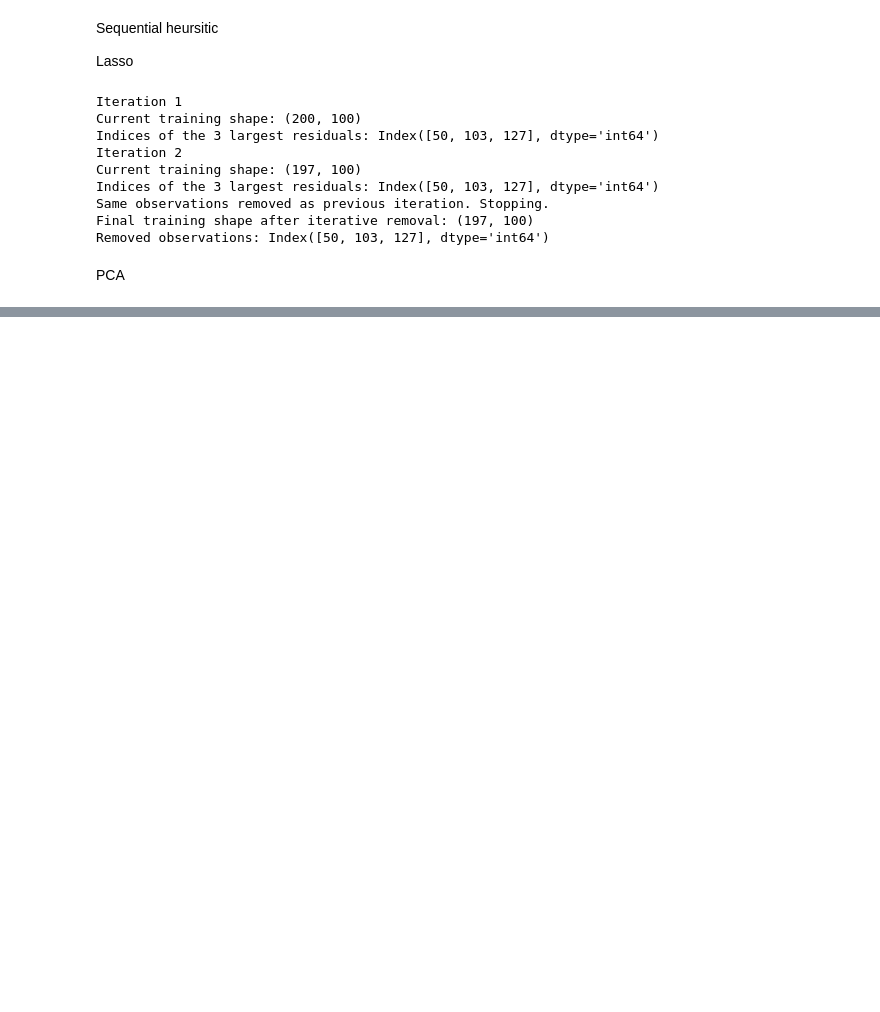
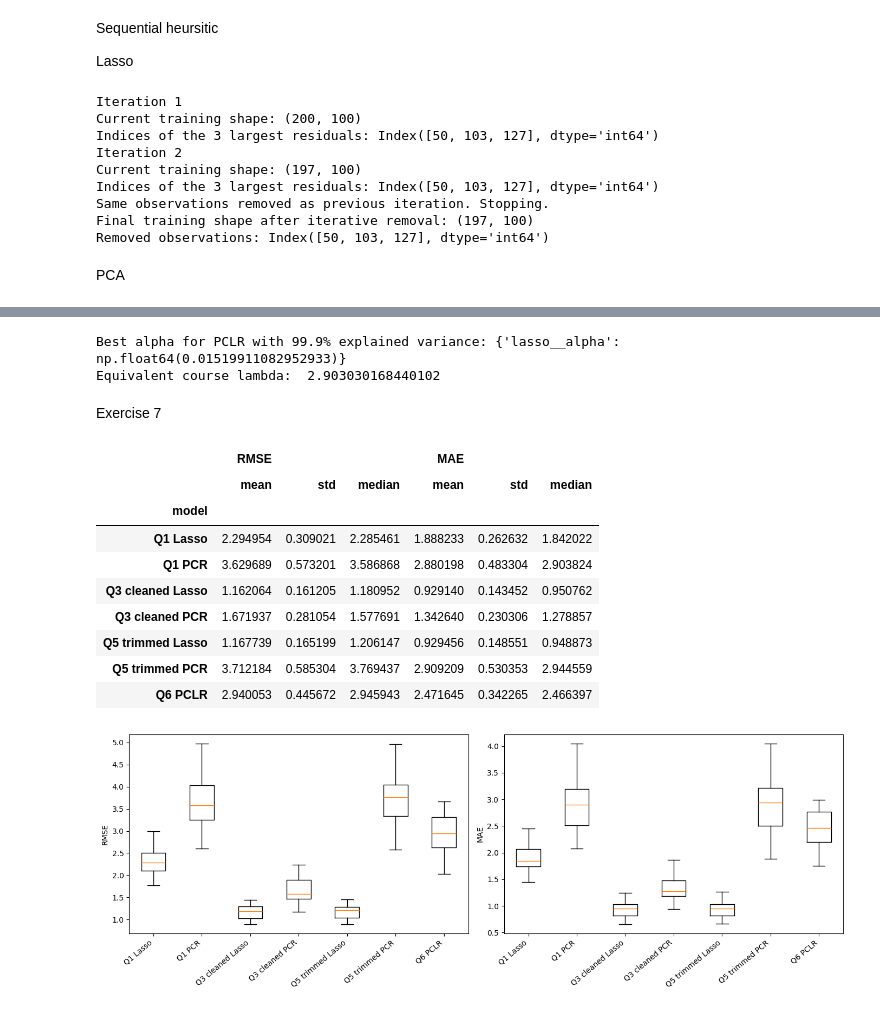
Before and after one commit to romaobraz04/ml-or-assignment-code, a Jupyter notebook: src/regression_outliers.ipynb, the cells around one changed output, grey strips where cells are left out. Saved outputs shown, nothing was run; the diff lists cells and outputs as text; code cells hidden in the pictures; blank space fills up the shorter version.

```diff
--- a/src/regression_outliers.ipynb
+++ b/src/regression_outliers.ipynb
@@ -319,0 +356,79 @@ Removed observations: Index([107, 113, 191], dtype='int64')
+# %%
+pclr = make_pipeline(
+    PCA(n_components=0.999),
+    Lasso(max_iter=100_000)
+)
+
+pclr_search = GridSearchCV(
+    pclr,
+    {"lasso__alpha": alphas,},
+    scoring="neg_mean_squared_error",
+    cv=5
+)
+
+pclr_search.fit(X_train_cleaned, y_train_cleaned)
+pclr_best = pclr_search.best_estimator_
+print("Best alpha for PCLR with 99.9% explained variance:", pclr_search.best_params_)
+print("Equivalent course lambda: ", X_train_cleaned.shape[0] * pclr_search.best_params_["lasso__alpha"])
+# %% [output]
+Best alpha for PCLR with 99.9% explained variance: {'lasso__alpha': np.float64(0.01519911082952933)}
+Equivalent course lambda:  2.903030168440102
+# %% [markdown]
+Exercise 7
+# %%
+models = {
+    "Q1 Lasso": (lasso, X_test),
+    "Q1 PCR": (pcr, X_test),
+    "Q3 cleaned Lasso": (lasso_cleaned, X_test_cleaned),
+    "Q3 cleaned PCR": (pcr_cleaned, X_test_cleaned),
+    "Q5 trimmed Lasso": (trimmed_lasso, X_test),
+    "Q5 trimmed PCR": (trimmed_pcr, X_test),
+    "Q6 PCLR": (pclr_best, X_test_cleaned),
+}
+# %%
+rng = np.random.default_rng(2026)
+results = []
+
+for b in range(1, 31):
+    idx = rng.choice(len(y_test), size=30, replace=True)
+    y_b = y_test.iloc[idx].to_numpy()
+
+    for name, (model, X_eval) in models.items():
+        pred = model.predict(X_eval.iloc[idx])
+        results.append({
+            "bootstrap": b,
+            "model": name,
+            "RMSE": np.sqrt(np.mean((y_b - pred) ** 2)),
+            "MAE": np.mean(np.abs(y_b - pred)),
+        })
+
+results = pd.DataFrame(results)
+# %%
+display(results.groupby("model")[["RMSE", "MAE"]].agg(["mean", "std", "median"]))
+
+fig, axes = plt.subplots(1, 2, figsize=(14, 5))
+names = list(models)
+
+for ax, metric in zip(axes, ["RMSE", "MAE"]):
+    vals = [
+        results.loc[results["model"] == name, metric].to_numpy()
+        for name in names
+    ]
+    ax.boxplot(vals)
+    ax.set_xticks(range(1, len(names) + 1))
+    ax.set_xticklabels(names, rotation=40, ha="right")
+    ax.set_ylabel(metric)
+
+plt.tight_layout()
+# %% [output]
+|  | RMSE |  |  | MAE |  |  |
+|  | mean | std | median | mean | std | median |
+| model |  |  |  |  |  |  |
+| Q1 Lasso | 2.294954 | 0.309021 | 2.285461 | 1.888233 | 0.262632 | 1.842022 |
+| Q1 PCR | 3.629689 | 0.573201 | 3.586868 | 2.880198 | 0.483304 | 2.903824 |
+| Q3 cleaned Lasso | 1.162064 | 0.161205 | 1.180952 | 0.929140 | 0.143452 | 0.950762 |
+| Q3 cleaned PCR | 1.671937 | 0.281054 | 1.577691 | 1.342640 | 0.230306 | 1.278857 |
+| Q5 trimmed Lasso | 1.167739 | 0.165199 | 1.206147 | 0.929456 | 0.148551 | 0.948873 |
+| Q5 trimmed PCR | 3.712184 | 0.585304 | 3.769437 | 2.909209 | 0.530353 | 2.944559 |
+| Q6 PCLR | 2.940053 | 0.445672 | 2.945943 | 2.471645 | 0.342265 | 2.466397 |
+[figure, added]
```
Also changed, not shown: parts of 12 cells of this notebook, 1 other file.
